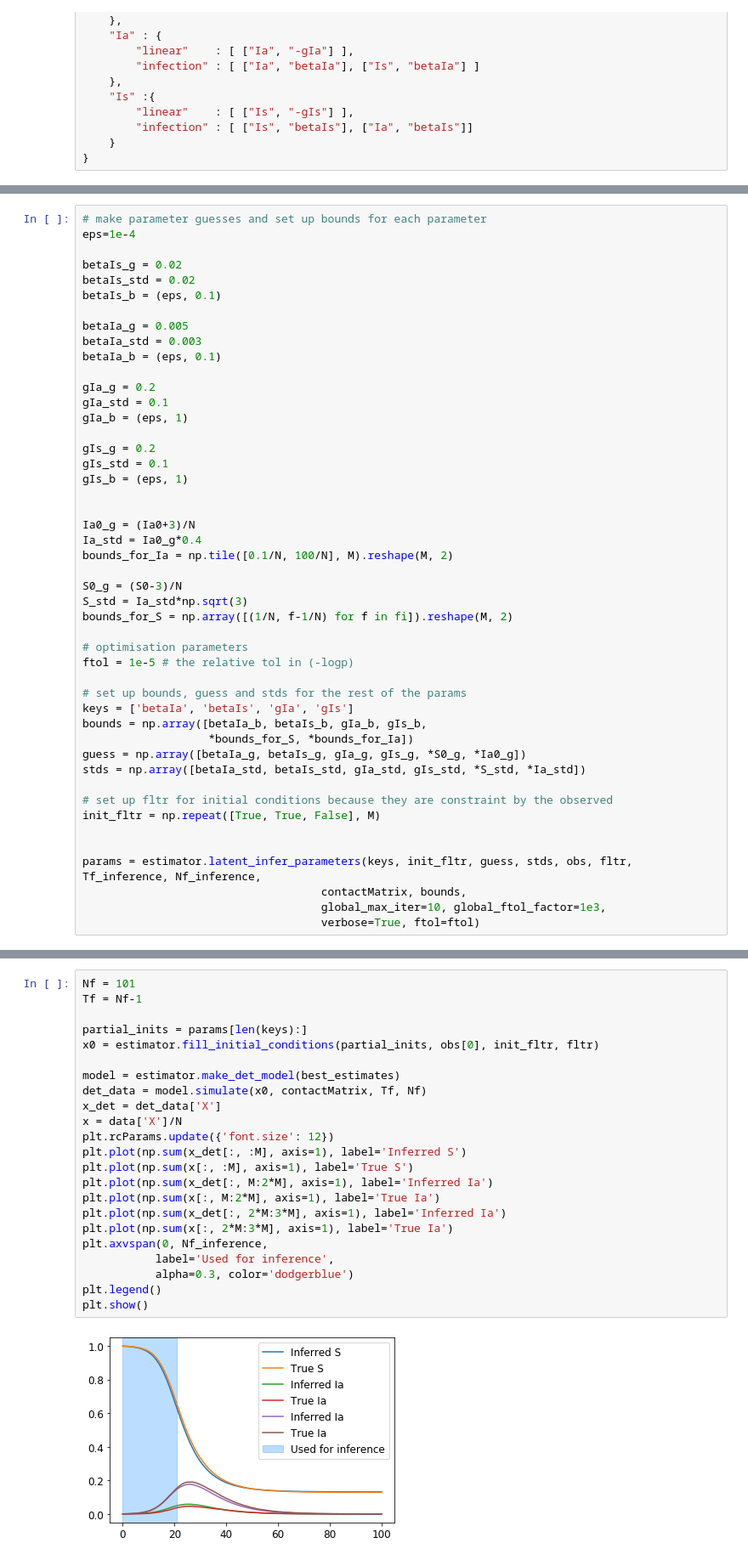
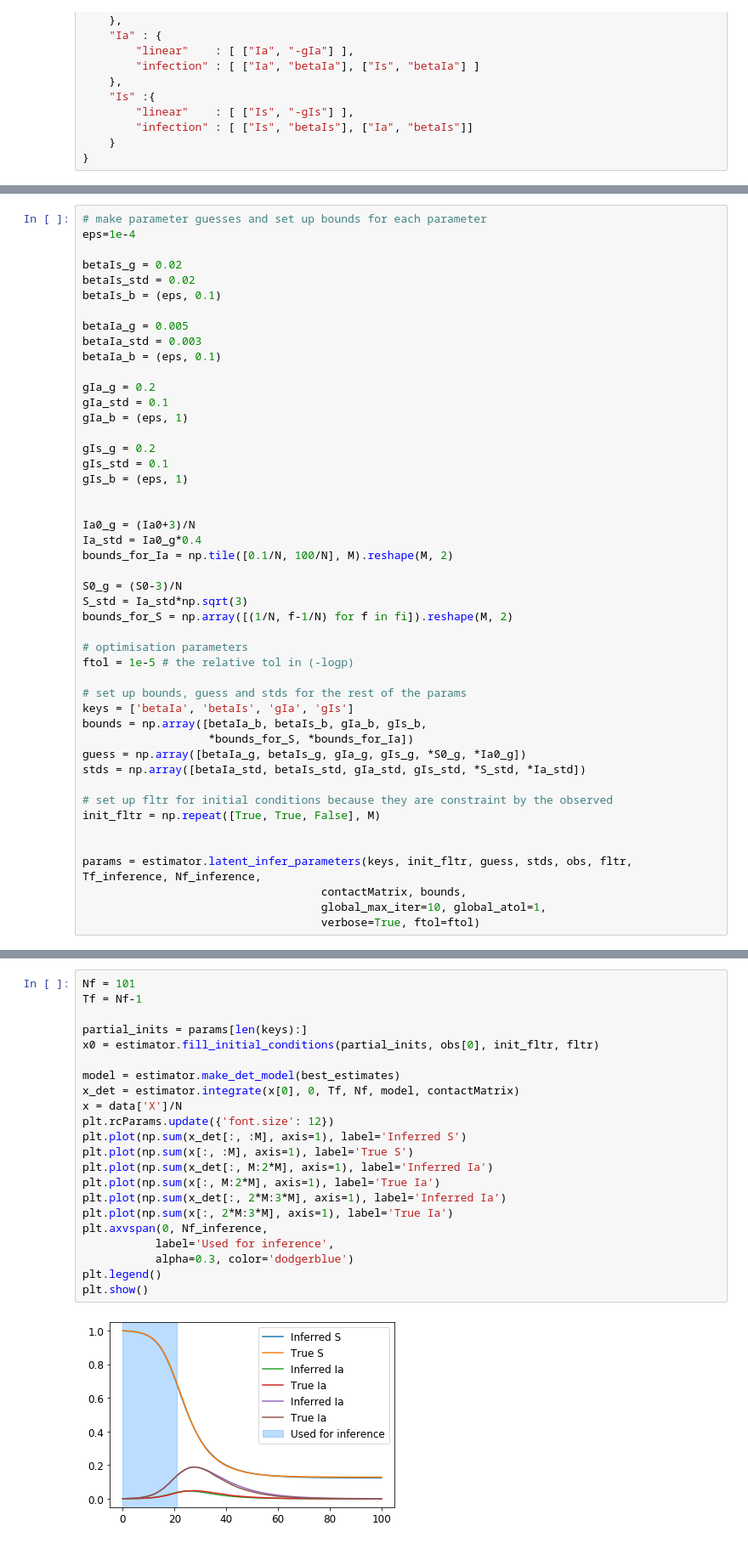
Before and after one commit to rajeshrinet/pyross, a Jupyter notebook: examples/inference/ex_Spp_latent_inference.ipynb, the cells around one changed output, grey strips where cells are left out. Shown at 85% size. Drawn from its saved outputs; the diff is of its cells as text.

```diff
--- a/examples/inference/ex_Spp_latent_inference.ipynb
+++ b/examples/inference/ex_Spp_latent_inference.ipynb
@@ -172,7 +172,7 @@ init_fltr = np.repeat([True, True, False], M)
 
 params = estimator.latent_infer_parameters(keys, init_fltr, guess, stds, obs, fltr, Tf_inference, Nf_inference,
                                     contactMatrix, bounds,
-                                    global_max_iter=10, global_ftol_factor=1e3,
+                                    global_max_iter=10, global_atol=1,
                                     verbose=True, ftol=ftol)
 # %% [output]
 Starting global minimisation...
@@ -201,25 +201,24 @@ Inferred parameters:
 # %%
 Nf = 101
 Tf = Nf-1
 
 partial_inits = params[len(keys):]
 x0 = estimator.fill_initial_conditions(partial_inits, obs[0], init_fltr, fltr)
 
 model = estimator.make_det_model(best_estimates)
-det_data = model.simulate(x0, contactMatrix, Tf, Nf)
-x_det = det_data['X']
+x_det = estimator.integrate(x[0], 0, Tf, Nf, model, contactMatrix)
 x = data['X']/N
 plt.rcParams.update({'font.size': 12})
 plt.plot(np.sum(x_det[:, :M], axis=1), label='Inferred S')
 plt.plot(np.sum(x[:, :M], axis=1), label='True S')
 plt.plot(np.sum(x_det[:, M:2*M], axis=1), label='Inferred Ia')
 plt.plot(np.sum(x[:, M:2*M], axis=1), label='True Ia')
 plt.plot(np.sum(x_det[:, 2*M:3*M], axis=1), label='Inferred Ia')
 plt.plot(np.sum(x[:, 2*M:3*M], axis=1), label='True Ia')
 plt.axvspan(0, Nf_inference,
            label='Used for inference',
            alpha=0.3, color='dodgerblue')
 plt.legend()
 plt.show()
 # %% [output]
-[figure, old version]
+[figure, new version]
```
Also changed, not shown: parts of 4 cells of this notebook, 14 other files.
